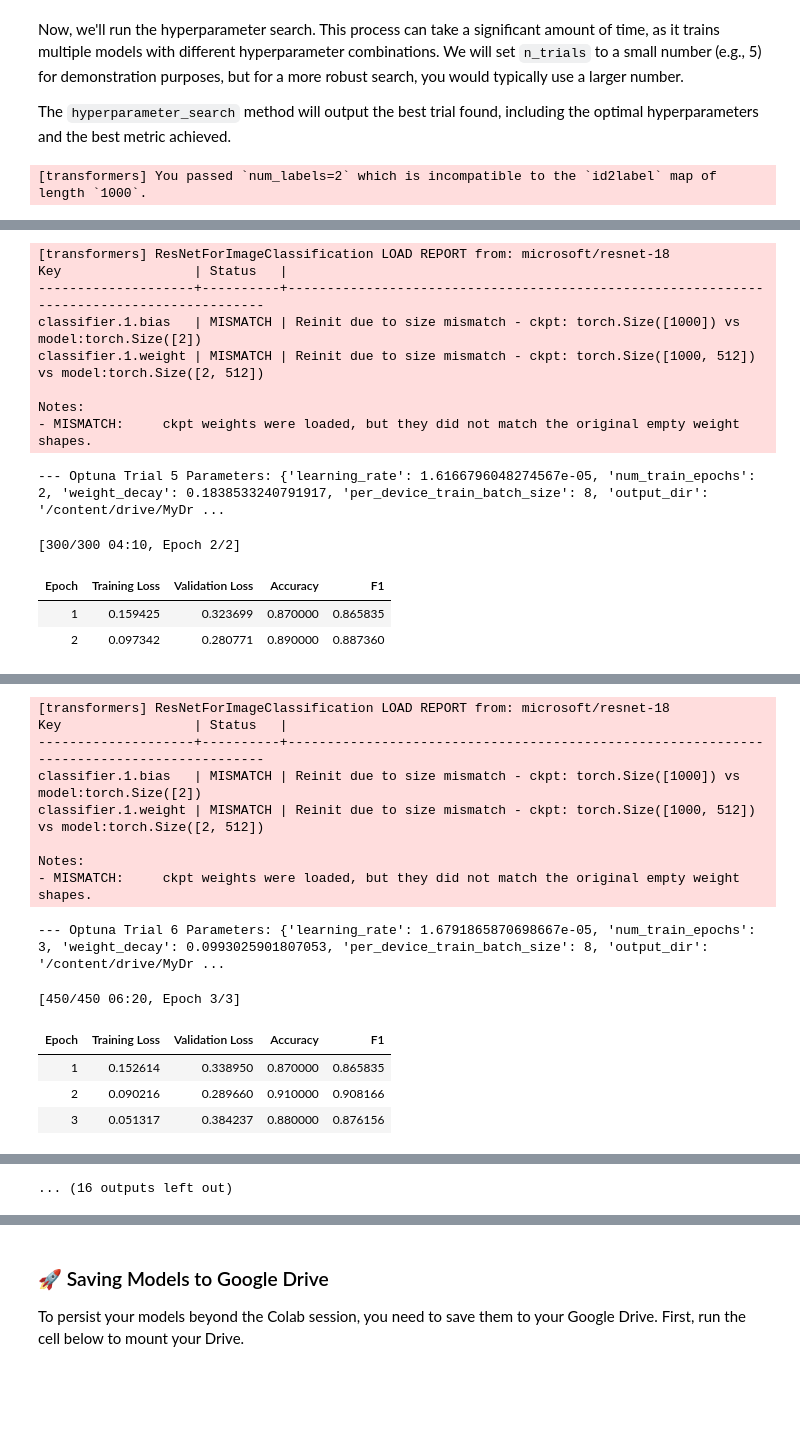
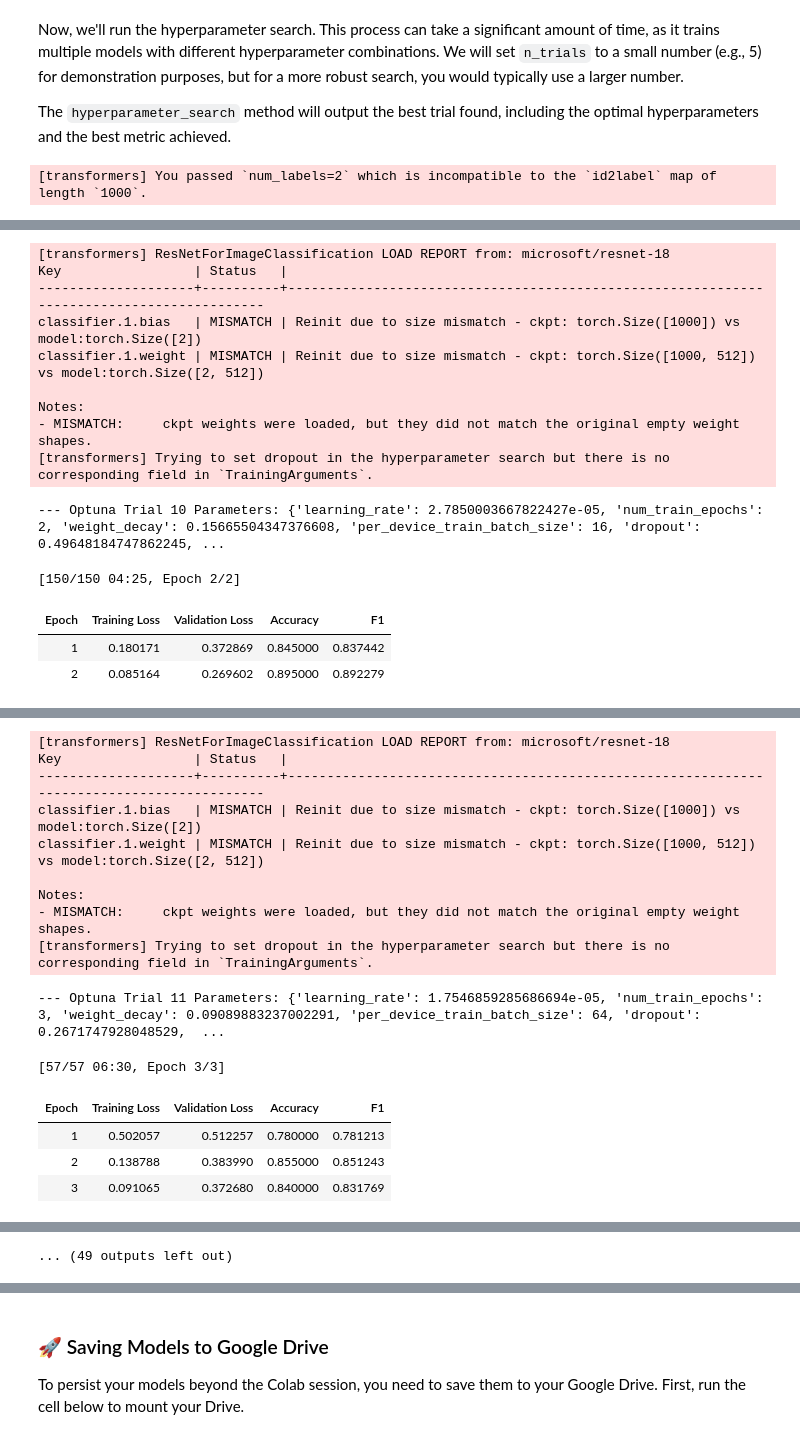
Before and after one commit to sophia-yang424/pneumonia_class, a Jupyter notebook: fine_tuning.ipynb, the cells around one changed output, grey strips where cells are left out. Drawn from its saved outputs; the diff is of its cells as text; code cells hidden in the pictures; blank space fills up the shorter version.

```diff
--- a/fine_tuning.ipynb
+++ b/fine_tuning.ipynb
@@ -667,10 +673,11 @@ def model_init():
 # Define the hyperparameter search space and output directory per trial
 def hp_space(trial):
     params = {
-        "learning_rate": trial.suggest_float("learning_rate", 1e-5, 4e-5, log=True),
+        "learning_rate": trial.suggest_float("learning_rate", 1e-6, 4e-5, log=True),
         "num_train_epochs": trial.suggest_int("num_train_epochs", 2, 3),
         "weight_decay": trial.suggest_float("weight_decay", 0.075, 0.2),
-        "per_device_train_batch_size": trial.suggest_categorical("per_device_train_batch_size", [8, 16, 32]),
+        "per_device_train_batch_size": trial.suggest_categorical("per_device_train_batch_size", [8, 16, 32, 64]), # Expanded batch sizes
+        "dropout": trial.suggest_float("dropout", 0.1, 0.5), # Added dropout
         # Dynamically set the output_dir for each trial to Google Drive
         "output_dir": os.path.join(drive_base_path, "hp_search_results", f"trial_{trial.number}"),
     }
@@ -715,7 +722,7 @@ best_run = hp_trainer.hyperparameter_search(
     backend="optuna",
     # Removed hp_name as it caused a TypeError when internally called as a function
     study_name="pneumonia_hp_search", # Name for the Optuna study for persistent storage
-    storage="sqlite:///optuna_study.db", # Store study results in a SQLite database
+    storage=persistent_db_uri, # Use the persistent URI in Google Drive
     load_if_exists=True # Instruct Optuna to load the study if it already exists
 )
 
@@ -742,8 +749,9 @@ classifier.1.weight | MISMATCH | Reinit due to size mismatch - ckpt: torch.Size(
 
 Notes:
 - MISMATCH:     ckpt weights were loaded, but they did not match the original empty weight shapes.
+[transformers] Trying to set dropout in the hyperparameter search but there is no corresponding field in `TrainingArguments`.
---- Optuna Trial 5 Parameters: {'learning_rate': 1.6166796048274567e-05, 'num_train_epochs': 2, 'weight_decay': 0.1838533240791917, 'per_device_train_batch_size': 8, 'output_dir': '/content/drive/MyDr ...
+--- Optuna Trial 10 Parameters: {'learning_rate': 2.7850003667822427e-05, 'num_train_epochs': 2, 'weight_decay': 0.15665504347376608, 'per_device_train_batch_size': 16, 'dropout': 0.49648184747862245, ...
-[300/300 04:10, Epoch 2/2]
+[150/150 04:25, Epoch 2/2]
 | Epoch | Training Loss | Validation Loss | Accuracy | F1 |
-| 1 | 0.159425 | 0.323699 | 0.870000 | 0.865835 |
-| 2 | 0.097342 | 0.280771 | 0.890000 | 0.887360 |
+| 1 | 0.180171 | 0.372869 | 0.845000 | 0.837442 |
+| 2 | 0.085164 | 0.269602 | 0.895000 | 0.892279 |
@@ -751,15 +759,16 @@ Notes:
 [transformers] You passed `num_labels=2` which is incompatible to the `id2label` map of length `1000`.
 [transformers] ResNetForImageClassification LOAD REPORT from: microsoft/resnet-18
 Key                 | Status   |
 --------------------+----------+------------------------------------------------------------------------------------------
 classifier.1.bias   | MISMATCH | Reinit due to size mismatch - ckpt: torch.Size([1000]) vs model:torch.Size([2])
 classifier.1.weight | MISMATCH | Reinit due to size mismatch - ckpt: torch.Size([1000, 512]) vs model:torch.Size([2, 512])
 
 Notes:
 - MISMATCH:     ckpt weights were loaded, but they did not match the original empty weight shapes.
+[transformers] Trying to set dropout in the hyperparameter search but there is no corresponding field in `TrainingArguments`.
---- Optuna Trial 6 Parameters: {'learning_rate': 1.6791865870698667e-05, 'num_train_epochs': 3, 'weight_decay': 0.0993025901807053, 'per_device_train_batch_size': 8, 'output_dir': '/content/drive/MyDr ...
+--- Optuna Trial 11 Parameters: {'learning_rate': 1.7546859285686694e-05, 'num_train_epochs': 3, 'weight_decay': 0.09089883237002291, 'per_device_train_batch_size': 64, 'dropout': 0.2671747928048529,  ...
-[450/450 06:20, Epoch 3/3]
+[57/57 06:30, Epoch 3/3]
 | Epoch | Training Loss | Validation Loss | Accuracy | F1 |
-| 1 | 0.152614 | 0.338950 | 0.870000 | 0.865835 |
-| 2 | 0.090216 | 0.289660 | 0.910000 | 0.908166 |
-| 3 | 0.051317 | 0.384237 | 0.880000 | 0.876156 |
+| 1 | 0.502057 | 0.512257 | 0.780000 | 0.781213 |
+| 2 | 0.138788 | 0.383990 | 0.855000 | 0.851243 |
+| 3 | 0.091065 | 0.372680 | 0.840000 | 0.831769 |
@@ -767,2 +776,2 @@ Notes:
 [transformers] You passed `num_labels=2` which is incompatible to the `id2label` map of length `1000`.
-... (16 outputs left out)
+... (49 outputs left out)
```
Also changed, not shown: parts of 15 cells of this notebook.
